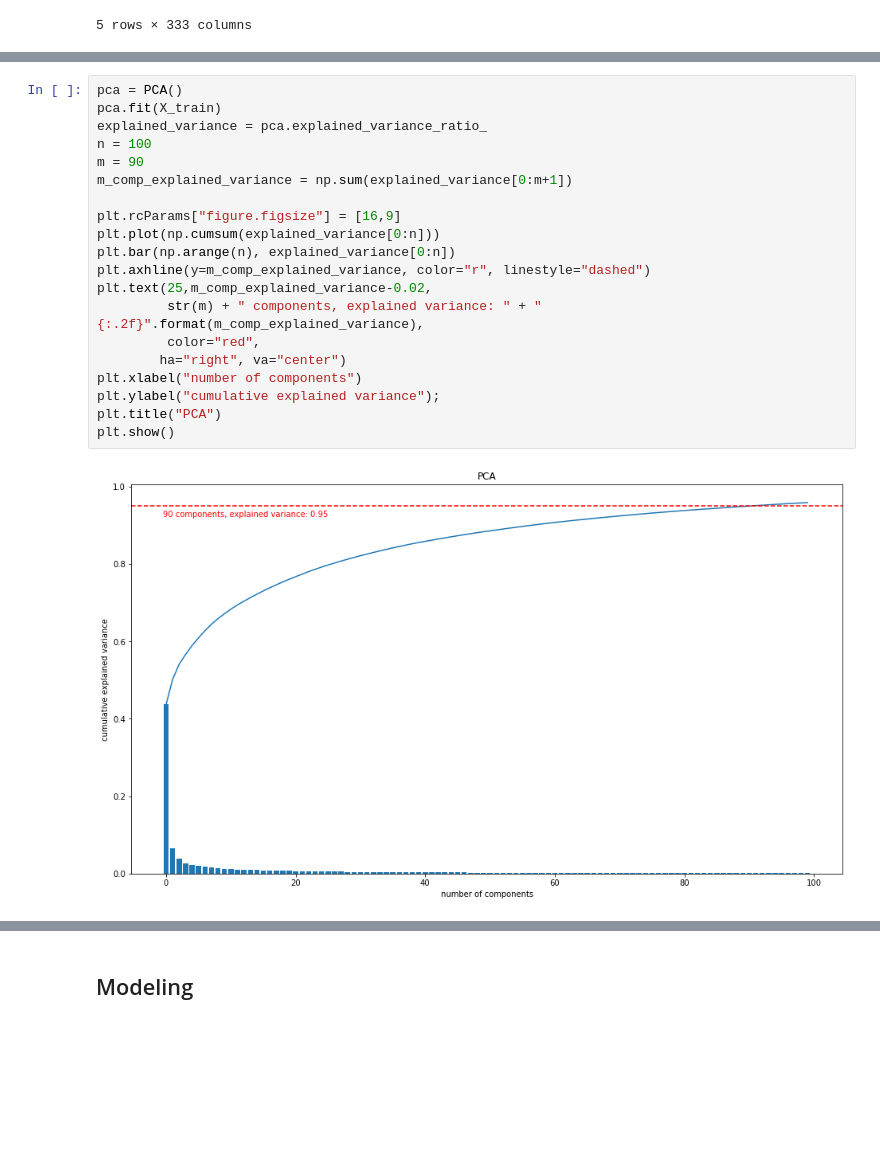
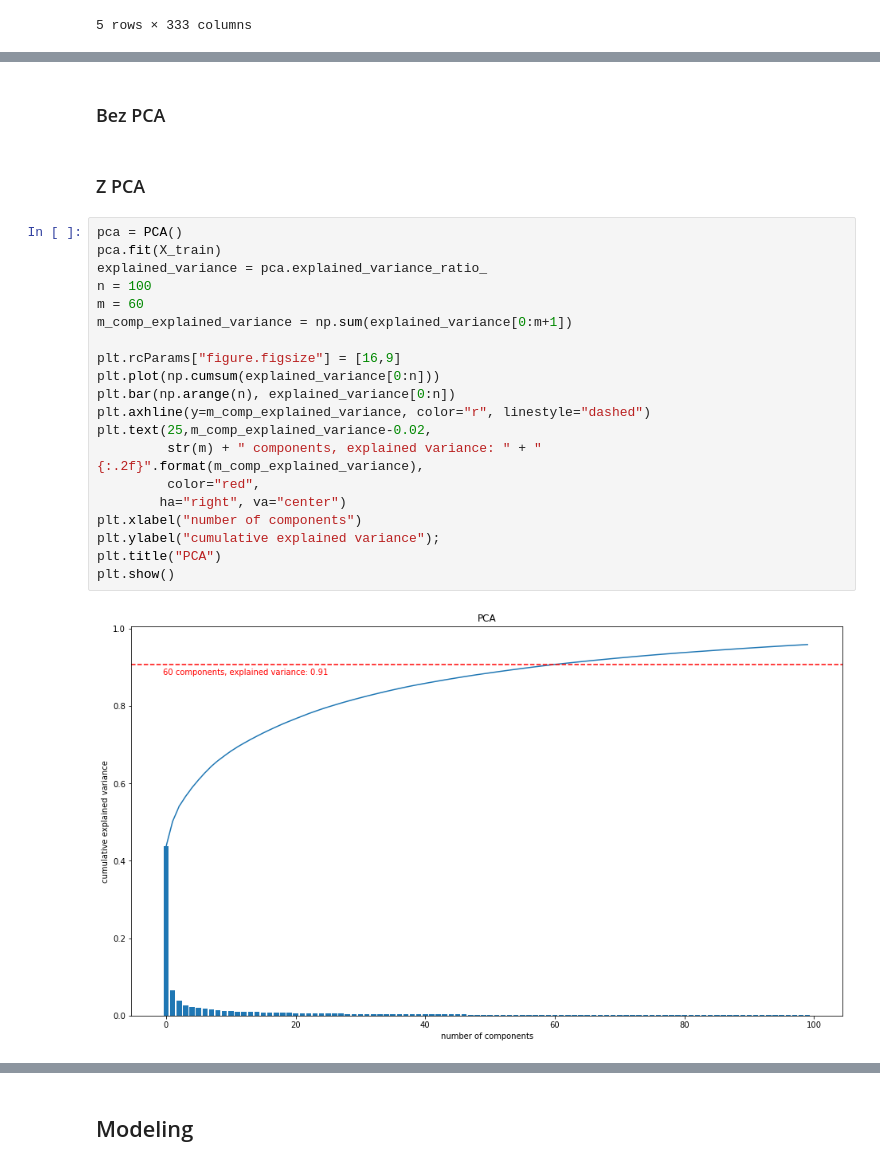
Before and after one commit to gekas145/WUM-2021-Projekty, a Jupyter notebook: Projekt2/feature_engineering_and_baseline.ipynb, the cells around one changed output, grey strips where cells are left out. Cells and saved outputs as stored; diff of their text form; blank space fills up the shorter version.

```diff
--- a/Projekt2/feature_engineering_and_baseline.ipynb
+++ b/Projekt2/feature_engineering_and_baseline.ipynb
@@ -51,22 +128,26 @@ X_train.head()
+# %% [markdown]
+### Bez PCA
+# %% [markdown]
+### Z PCA
 # %%
 pca = PCA()
 pca.fit(X_train)
 explained_variance = pca.explained_variance_ratio_
 n = 100
-m = 90
+m = 60
 m_comp_explained_variance = np.sum(explained_variance[0:m+1])
 
 plt.rcParams["figure.figsize"] = [16,9]
 plt.plot(np.cumsum(explained_variance[0:n]))
 plt.bar(np.arange(n), explained_variance[0:n])
 plt.axhline(y=m_comp_explained_variance, color="r", linestyle="dashed")
 plt.text(25,m_comp_explained_variance-0.02,
          str(m) + " components, explained variance: " + "{:.2f}".format(m_comp_explained_variance),
          color="red",
         ha="right", va="center")
 plt.xlabel("number of components")
 plt.ylabel("cumulative explained variance");
 plt.title("PCA")
 plt.show()
 # %% [output]
-[figure, old version]
+[figure, new version]
```
Also changed, not shown: parts of 19 cells of this notebook.
